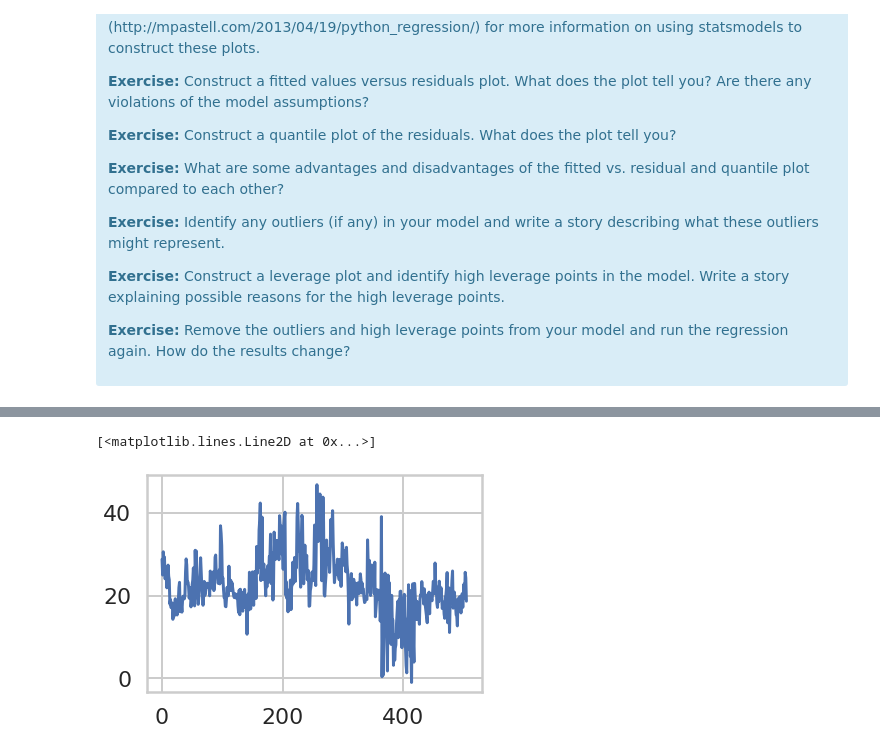
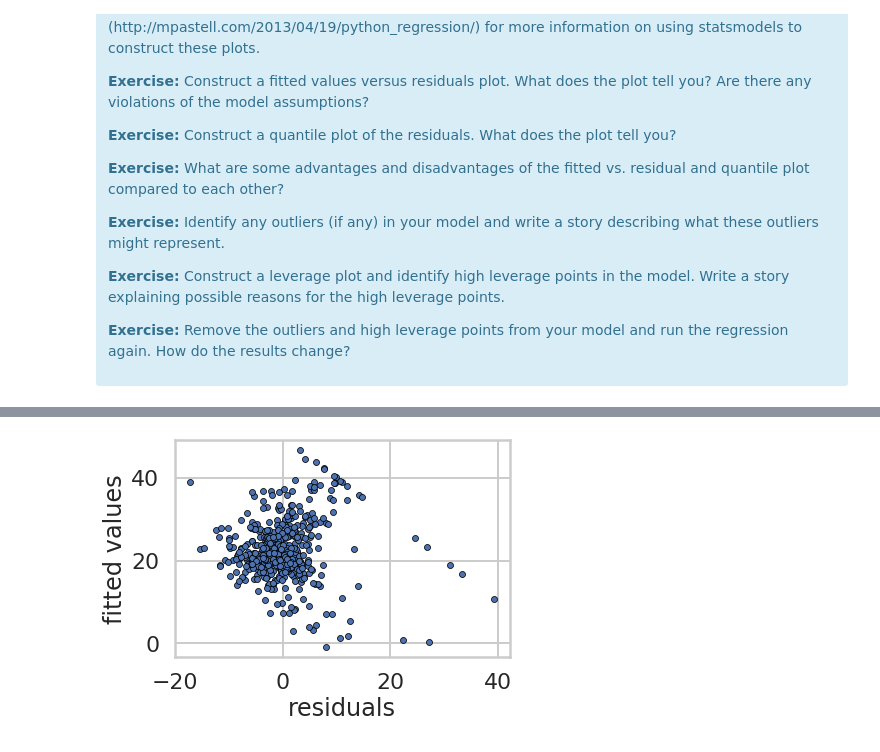
Before and after one commit to AHalarewicz/LinearRegression, a Jupyter notebook: linear_regression/Mini_Project_Linear_Regression.ipynb, the cells around one changed output, grey strips where cells are left out. Cells and saved outputs as stored; diff of their text form; code cells hidden in the pictures.

```diff
--- a/linear_regression/Mini_Project_Linear_Regression.ipynb
+++ b/linear_regression/Mini_Project_Linear_Regression.ipynb
@@ -1280,5 +1250,14 @@ _ = plt.ylabel('residuals')
-# %%
-plt.plot(fit_vals)
-# %% [output]
-[<matplotlib.lines.Line2D at 0x...>]
-[figure, removed]
+# %%
+# Construct a fitted values versus residuals plot.
+# What does the plot tell you?
+# Are there any violations of the model assumptions?
+
+fit_vals = fitted_model.fittedvalues
+resids = y - fit_vals
+
+# create scatter plot
+_ = sns.scatterplot(resids, fit_vals, marker='.', edgecolor='k')
+_ = plt.xlabel('residuals')
+_ = plt.ylabel('fitted values')
+# %% [output]
+[figure, added]
```
Also changed, not shown: parts of 14 cells of this notebook.
